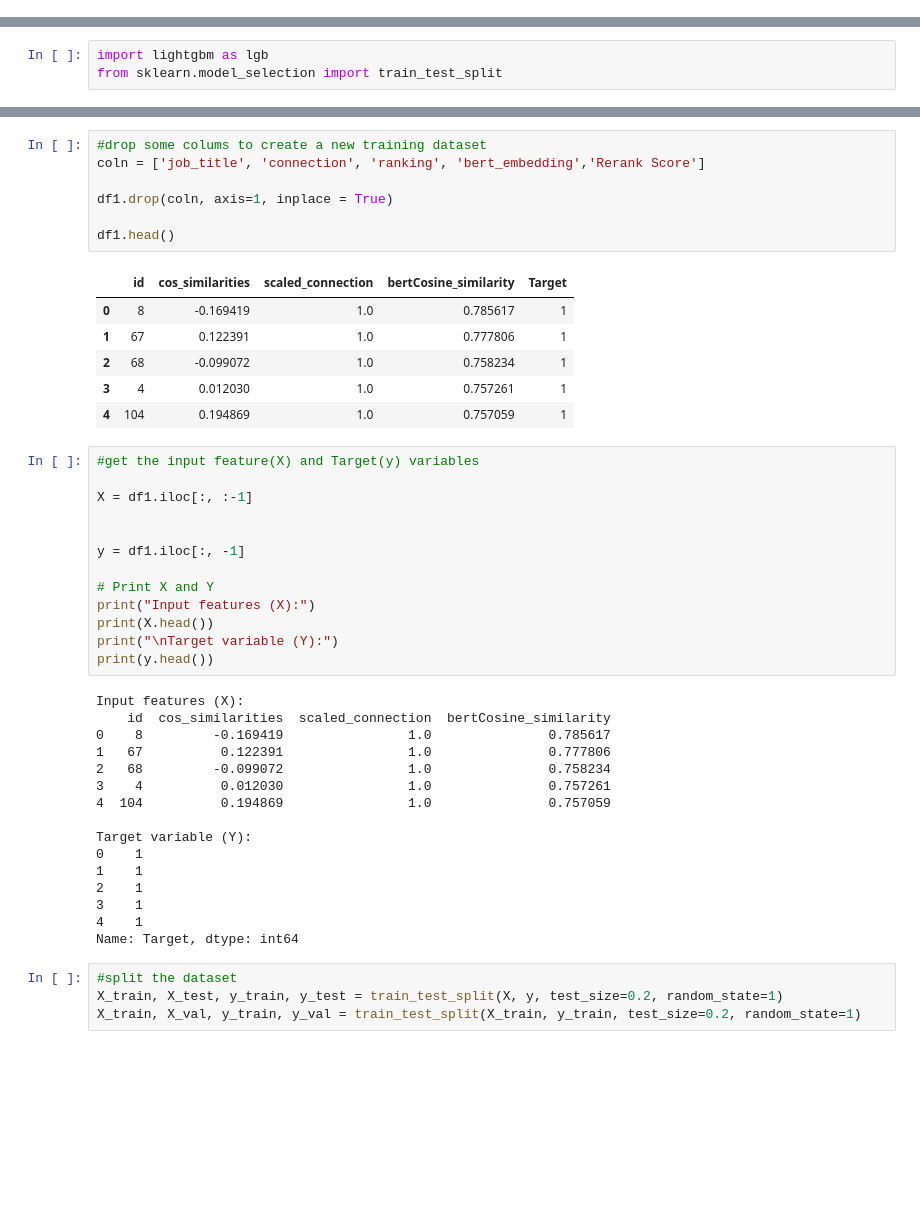
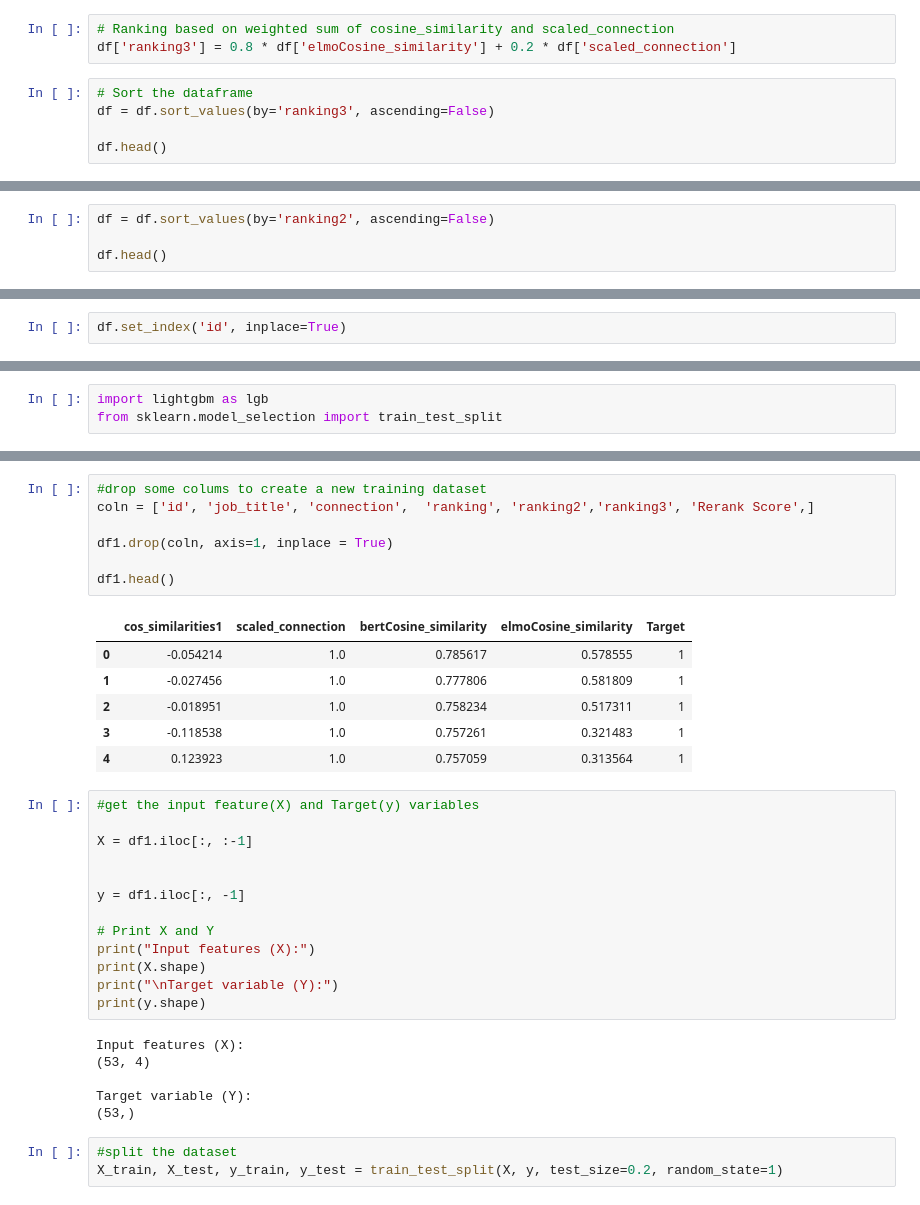
Before and after one commit to Wnjoki/PILyTQOJRh9c4klH, a Jupyter notebook: Potential_Talent.ipynb, the cells around one changed output, grey strips where cells are left out. Saved outputs shown, nothing was run; the diff lists cells and outputs as text; blank space fills up the shorter version.

```diff
--- a/Potential_Talent.ipynb
+++ b/Potential_Talent.ipynb
@@ -423,0 +484,8 @@ df.head()
+# %%
+# Ranking based on weighted sum of cosine_similarity and scaled_connection
+df['ranking3'] = 0.8 * df['elmoCosine_similarity'] + 0.2 * df['scaled_connection']
+# %%
+# Sort the dataframe
+df = df.sort_values(by='ranking3', ascending=False)
+
+df.head()
@@ -423,0 +503,4 @@ df.head()
+# %%
+df = df.sort_values(by='ranking2', ascending=False)
+
+df.head()
@@ -449,6 +536,8 @@ After starring a candidate(s) by entering the id, the job titles of that candida
 
 Re-rank using the job title starred as keyword and finding its cosine similarity to all the other job titles.
 For this task Bert Embeddings vectors will be used.
+# %%
+df.set_index('id', inplace=True)
 # %%
 index = df.index
 print('Candidate Ids list')
@@ -544,18 +633,18 @@ Index(['id', 'job_title', 'connection', 'cos_similarities',
       dtype='object')
 # %%
 #drop some colums to create a new training dataset
-coln = ['job_title', 'connection', 'ranking', 'bert_embedding','Rerank Score']
+coln = ['id', 'job_title', 'connection',  'ranking', 'ranking2','ranking3', 'Rerank Score',]
 
 df1.drop(coln, axis=1, inplace = True)
 
 df1.head()
 # %% [output]
-|  | id | cos_similarities | scaled_connection | bertCosine_similarity | Target |
-| 0 | 8 | -0.169419 | 1.0 | 0.785617 | 1 |
-| 1 | 67 | 0.122391 | 1.0 | 0.777806 | 1 |
-| 2 | 68 | -0.099072 | 1.0 | 0.758234 | 1 |
-| 3 | 4 | 0.012030 | 1.0 | 0.757261 | 1 |
-| 4 | 104 | 0.194869 | 1.0 | 0.757059 | 1 |
+|  | cos_similarities1 | scaled_connection | bertCosine_similarity | elmoCosine_similarity | Target |
+| 0 | -0.054214 | 1.0 | 0.785617 | 0.578555 | 1 |
+| 1 | -0.027456 | 1.0 | 0.777806 | 0.581809 | 1 |
+| 2 | -0.018951 | 1.0 | 0.758234 | 0.517311 | 1 |
+| 3 | -0.118538 | 1.0 | 0.757261 | 0.321483 | 1 |
+| 4 | 0.123923 | 1.0 | 0.757059 | 0.313564 | 1 |
 # %%
 #get the input feature(X) and Target(y) variables
 
@@ -566,29 +655,18 @@ y = df1.iloc[:, -1]
 
 # Print X and Y
 print("Input features (X):")
-print(X.head())
+print(X.shape)
 print("\nTarget variable (Y):")
-print(y.head())
+print(y.shape)
 # %% [output]
 Input features (X):
-    id  cos_similarities  scaled_connection  bertCosine_similarity
-0    8         -0.169419                1.0               0.785617
-1   67          0.122391                1.0               0.777806
-2   68         -0.099072                1.0               0.758234
-3    4          0.012030                1.0               0.757261
-4  104          0.194869                1.0               0.757059
+(53, 4)
 
 Target variable (Y):
-0    1
-1    1
-2    1
-3    1
-4    1
-Name: Target, dtype: int64
+(53,)
 # %%
 #split the dataset
 X_train, X_test, y_train, y_test = train_test_split(X, y, test_size=0.2, random_state=1)
-X_train, X_val, y_train, y_val = train_test_split(X_train, y_train, test_size=0.2, random_state=1)
 # %%
 print(X_train.shape)
 print(X_test.shape)
```
Also changed, not shown: parts of 58 cells of this notebook.
